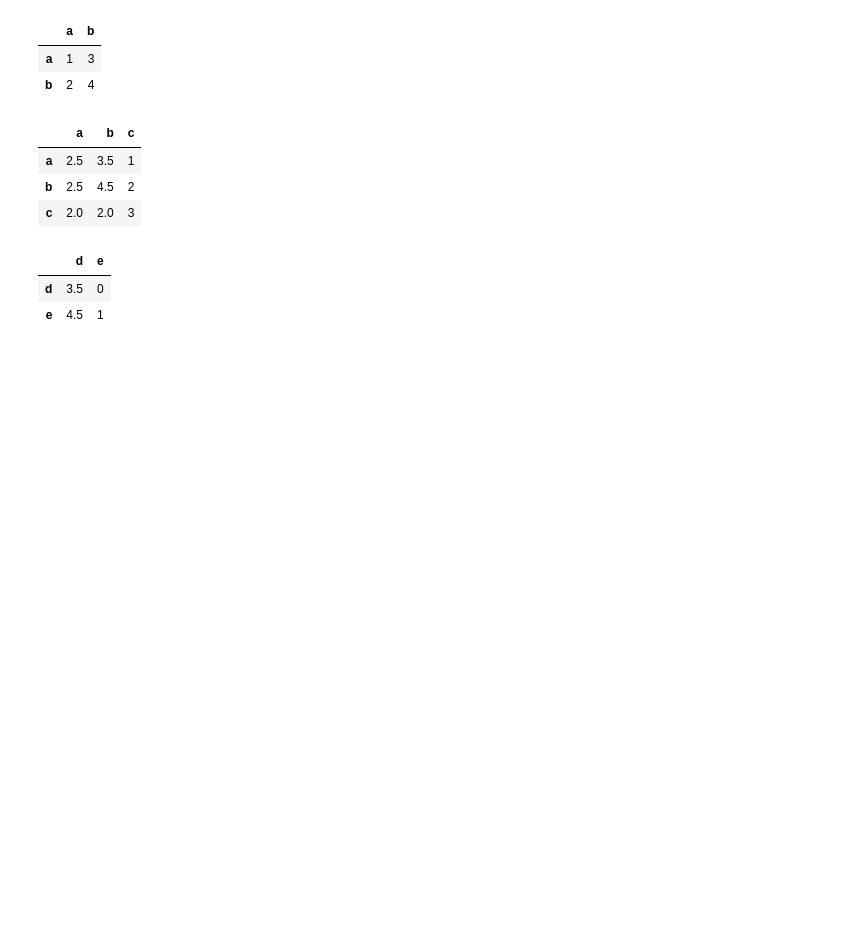
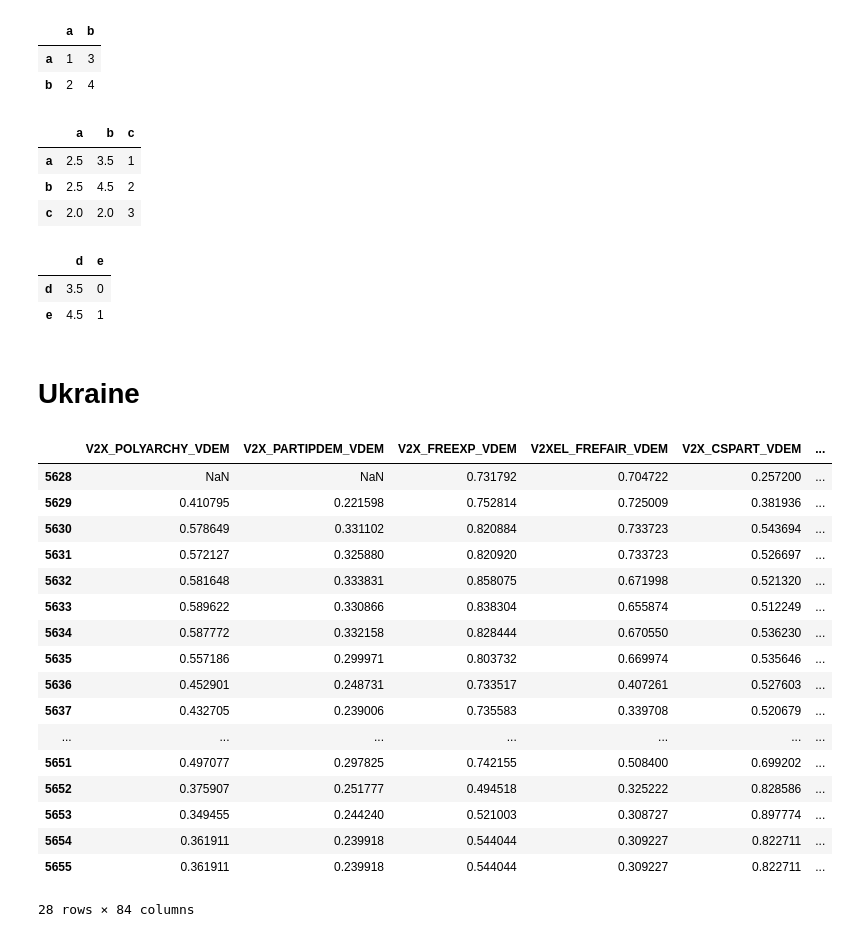
Before and after one commit to MichalMilkowski1989/Datathon-Vienna-2018, a Jupyter notebook: OpenGovData/Teams/PyTeam/hungary.ipynb, the cells around one changed output. Saved outputs shown, nothing was run; the diff lists cells and outputs as text; code cells hidden in the pictures; blank space fills up the shorter version.

```diff
--- a/OpenGovData/Teams/PyTeam/hungary.ipynb
+++ b/OpenGovData/Teams/PyTeam/hungary.ipynb
@@ -393,3 +408,5 @@ z
 |  | d | e |
 | d | 3.5 | 0 |
 | e | 4.5 | 1 |
+# %% [markdown]
+# Ukraine
@@ -395,0 +415,21 @@ z
+# %%
+ukr
+# %% [output]
+|  | V2X_POLYARCHY_VDEM | V2X_PARTIPDEM_VDEM | V2X_FREEXP_VDEM | V2XEL_FREFAIR_VDEM | V2X_CSPART_VDEM | ... |
+| 5628 | NaN | NaN | 0.731792 | 0.704722 | 0.257200 | ... |
+| 5629 | 0.410795 | 0.221598 | 0.752814 | 0.725009 | 0.381936 | ... |
+| 5630 | 0.578649 | 0.331102 | 0.820884 | 0.733723 | 0.543694 | ... |
+| 5631 | 0.572127 | 0.325880 | 0.820920 | 0.733723 | 0.526697 | ... |
+| 5632 | 0.581648 | 0.333831 | 0.858075 | 0.671998 | 0.521320 | ... |
+| 5633 | 0.589622 | 0.330866 | 0.838304 | 0.655874 | 0.512249 | ... |
+| 5634 | 0.587772 | 0.332158 | 0.828444 | 0.670550 | 0.536230 | ... |
+| 5635 | 0.557186 | 0.299971 | 0.803732 | 0.669974 | 0.535646 | ... |
+| 5636 | 0.452901 | 0.248731 | 0.733517 | 0.407261 | 0.527603 | ... |
+| 5637 | 0.432705 | 0.239006 | 0.735583 | 0.339708 | 0.520679 | ... |
+| ... | ... | ... | ... | ... | ... | ... |
+| 5651 | 0.497077 | 0.297825 | 0.742155 | 0.508400 | 0.699202 | ... |
+| 5652 | 0.375907 | 0.251777 | 0.494518 | 0.325222 | 0.828586 | ... |
+| 5653 | 0.349455 | 0.244240 | 0.521003 | 0.308727 | 0.897774 | ... |
+| 5654 | 0.361911 | 0.239918 | 0.544044 | 0.309227 | 0.822711 | ... |
+| 5655 | 0.361911 | 0.239918 | 0.544044 | 0.309227 | 0.822711 | ... |
+28 rows × 84 columns
```
Also changed, not shown: parts of 18 cells of this notebook, 1 other file.
